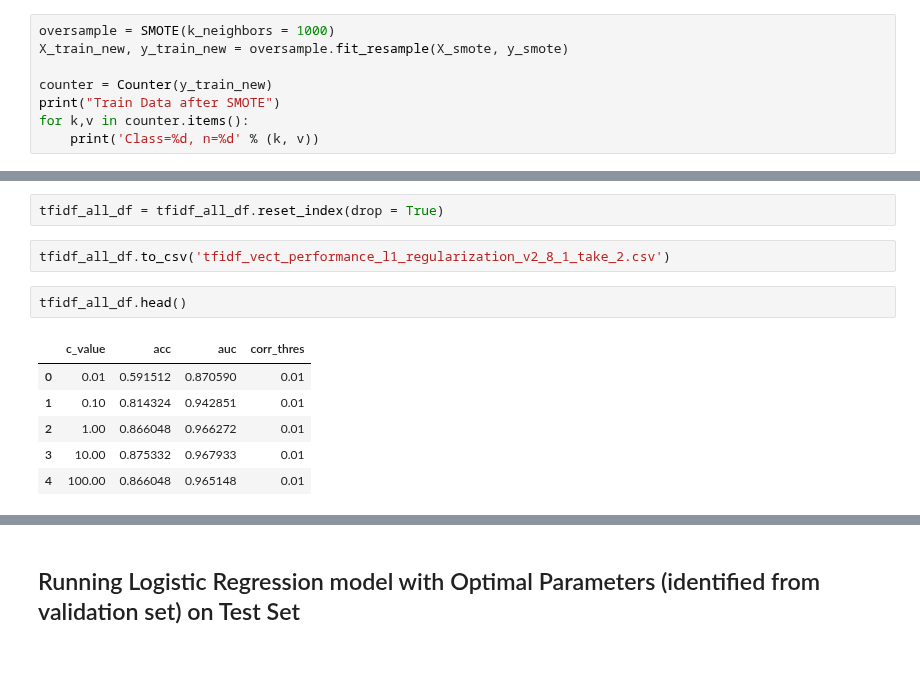
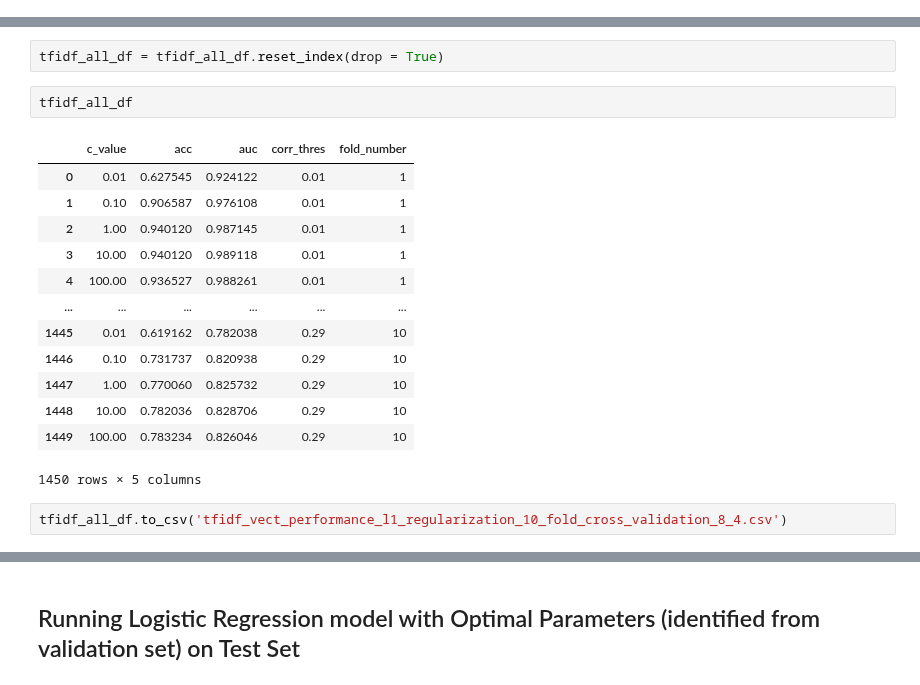
Before and after one commit to anaconda121/NeuraHealth, a Jupyter notebook: Modeling/Logistic-Regression-TFIDF.ipynb, the cells around one changed output, grey strips where cells are left out. Cells and saved outputs as stored; diff of their text form; blank space fills up the shorter version.

```diff
--- a/Modeling/Logistic-Regression-TFIDF.ipynb
+++ b/Modeling/Logistic-Regression-TFIDF.ipynb
@@ -346,8 +343,0 @@ X_smote_valid, y_smote_valid = tfidf_valid_features_df_data[:, :-1], tfidf_valid
-# %%
-oversample = SMOTE(k_neighbors = 1000)
-X_train_new, y_train_new = oversample.fit_resample(X_smote, y_smote)
-
-counter = Counter(y_train_new)
-print("Train Data after SMOTE")
-for k,v in counter.items():
-    print('Class=%d, n=%d' % (k, v))
@@ -718,13 +691,20 @@ evaluate_algorithm(cross_validation, 10)
 # %%
 tfidf_all_df = tfidf_all_df.reset_index(drop = True)
+# %%
+tfidf_all_df
+# %% [output]
+|  | c_value | acc | auc | corr_thres | fold_number |
+| 0 | 0.01 | 0.627545 | 0.924122 | 0.01 | 1 |
+| 1 | 0.10 | 0.906587 | 0.976108 | 0.01 | 1 |
+| 2 | 1.00 | 0.940120 | 0.987145 | 0.01 | 1 |
+| 3 | 10.00 | 0.940120 | 0.989118 | 0.01 | 1 |
+| 4 | 100.00 | 0.936527 | 0.988261 | 0.01 | 1 |
+| ... | ... | ... | ... | ... | ... |
+| 1445 | 0.01 | 0.619162 | 0.782038 | 0.29 | 10 |
+| 1446 | 0.10 | 0.731737 | 0.820938 | 0.29 | 10 |
+| 1447 | 1.00 | 0.770060 | 0.825732 | 0.29 | 10 |
+| 1448 | 10.00 | 0.782036 | 0.828706 | 0.29 | 10 |
+| 1449 | 100.00 | 0.783234 | 0.826046 | 0.29 | 10 |
+1450 rows × 5 columns
 # %%
-tfidf_all_df.to_csv('tfidf_vect_performance_l1_regularization_v2_8_1_take_2.csv')
+tfidf_all_df.to_csv('tfidf_vect_performance_l1_regularization_10_fold_cross_validation_8_4.csv')
-# %%
-tfidf_all_df.head()
-# %% [output]
-|  | c_value | acc | auc | corr_thres |
-| 0 | 0.01 | 0.591512 | 0.870590 | 0.01 |
-| 1 | 0.10 | 0.814324 | 0.942851 | 0.01 |
-| 2 | 1.00 | 0.866048 | 0.966272 | 0.01 |
-| 3 | 10.00 | 0.875332 | 0.967933 | 0.01 |
-| 4 | 100.00 | 0.866048 | 0.965148 | 0.01 |
```
Also changed, not shown: parts of 15 cells of this notebook.
